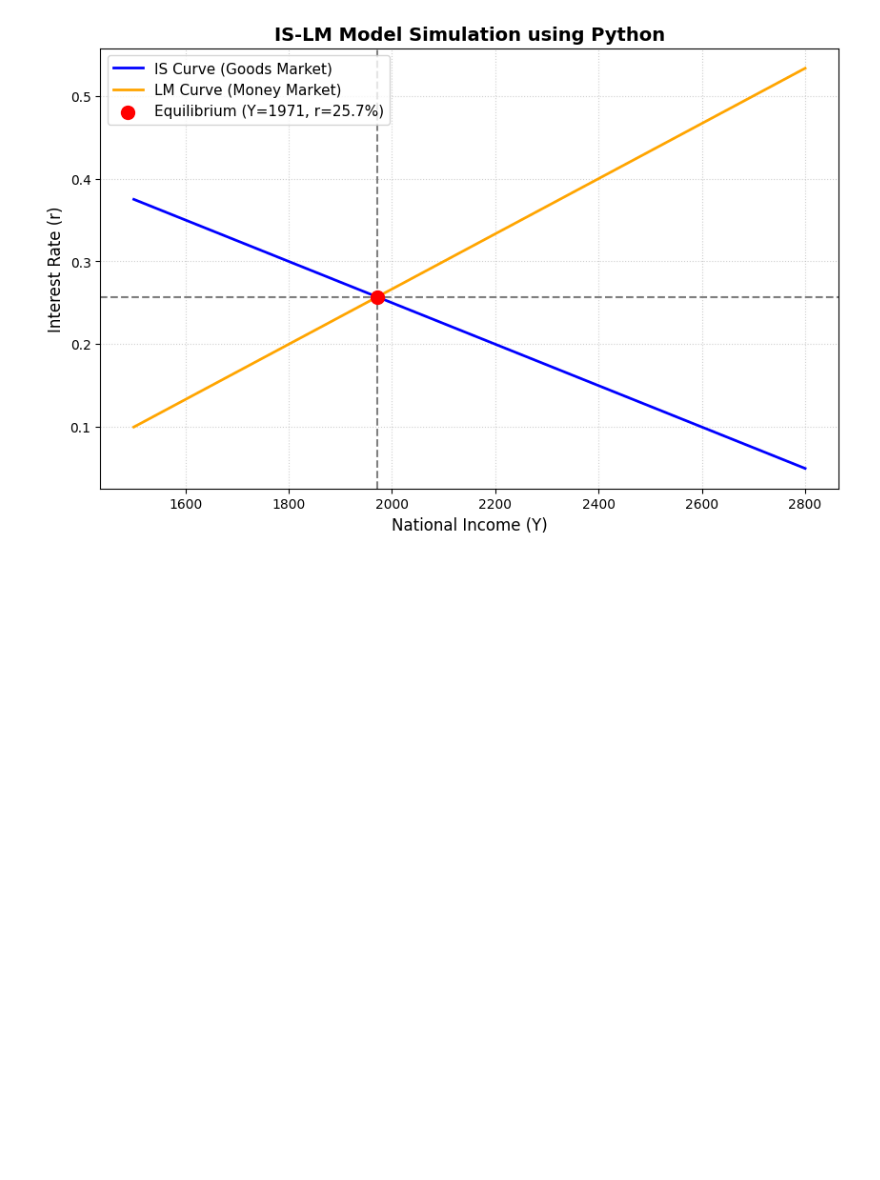
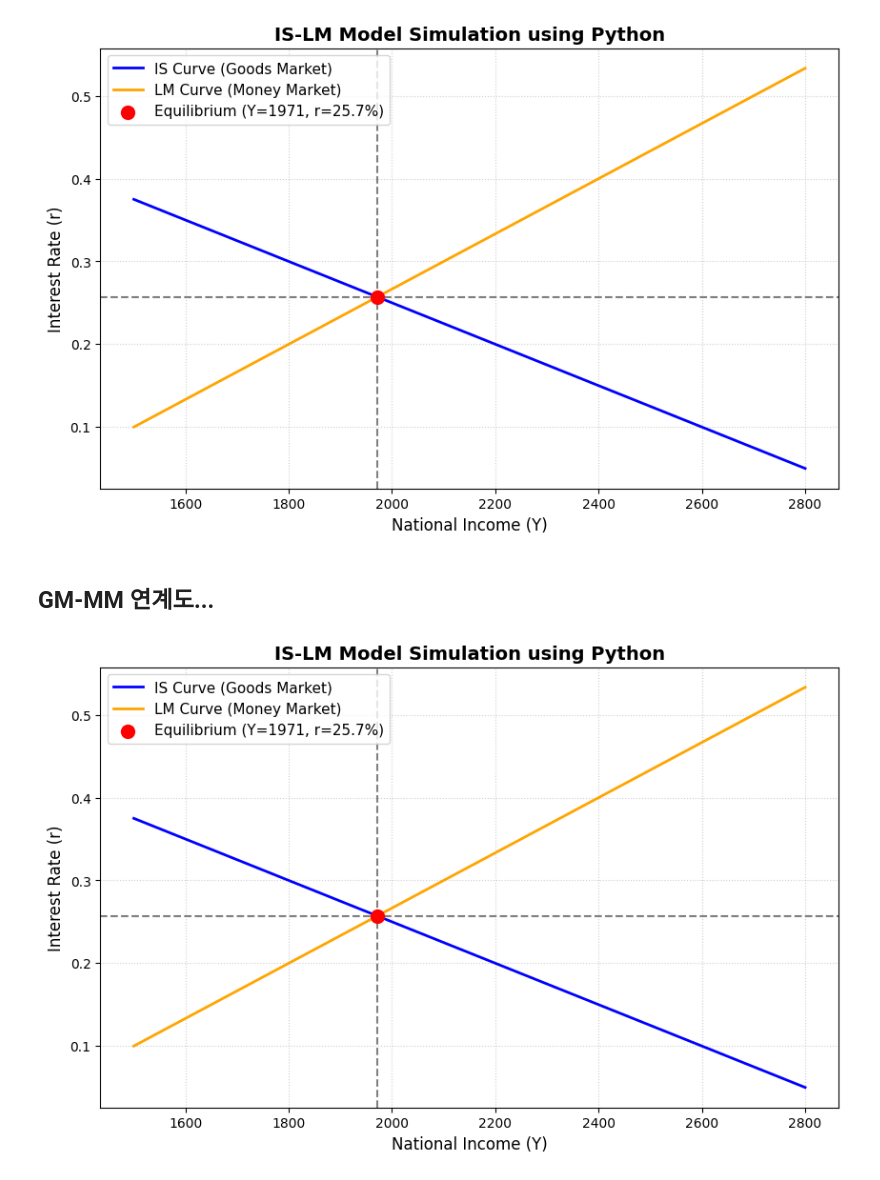
Before and after one commit to bahn28/gamja, a Jupyter notebook: a_200_islm_ex.ipynb, the cells around one changed output. Drawn from its saved outputs; the diff is of its cells as text; code cells hidden in the pictures; blank space fills up the shorter version.

```diff
--- a/a_200_islm_ex.ipynb
+++ b/a_200_islm_ex.ipynb
@@ -68,3 +72,27 @@ plt.legend(fontsize=11)
 plt.show()
 # %% [output]
 [figure]
+# %% [markdown]
+## GM-MM 연계도...
+# %%
+
+# subplot 그리기
+fig, axes = plt.subplot(2, 2, figsize=(16, 10) )
+
+plt.plot(Y, r_IS, label='IS Curve (Goods Market)', color='blue', linewidth=2)
+plt.plot(Y, r_LM, label='LM Curve (Money Market)', color='orange', linewidth=2)
+
+# 균형점 표시
+plt.scatter(Y_eq, r_eq, color='red', s=100, zorder=5, label=f'Equilibrium (Y={Y_eq:.0f}, r={r_eq*100:.1f}%)')
+plt.axvline(Y_eq, color='gray', linestyle='--')
+plt.axhline(r_eq, color='gray', linestyle='--')
+
+# 그래프 스타일링
+plt.title('IS-LM Model Simulation using Python', fontsize=14, fontweight='bold')
+plt.xlabel('National Income (Y)', fontsize=12)
+plt.ylabel('Interest Rate (r)', fontsize=12)
+plt.grid(True, linestyle=':', alpha=0.6)
+plt.legend(fontsize=11)
+plt.show()
+# %% [output]
+[figure, added]
```
Also changed, not shown: parts of 5 cells of this notebook.
